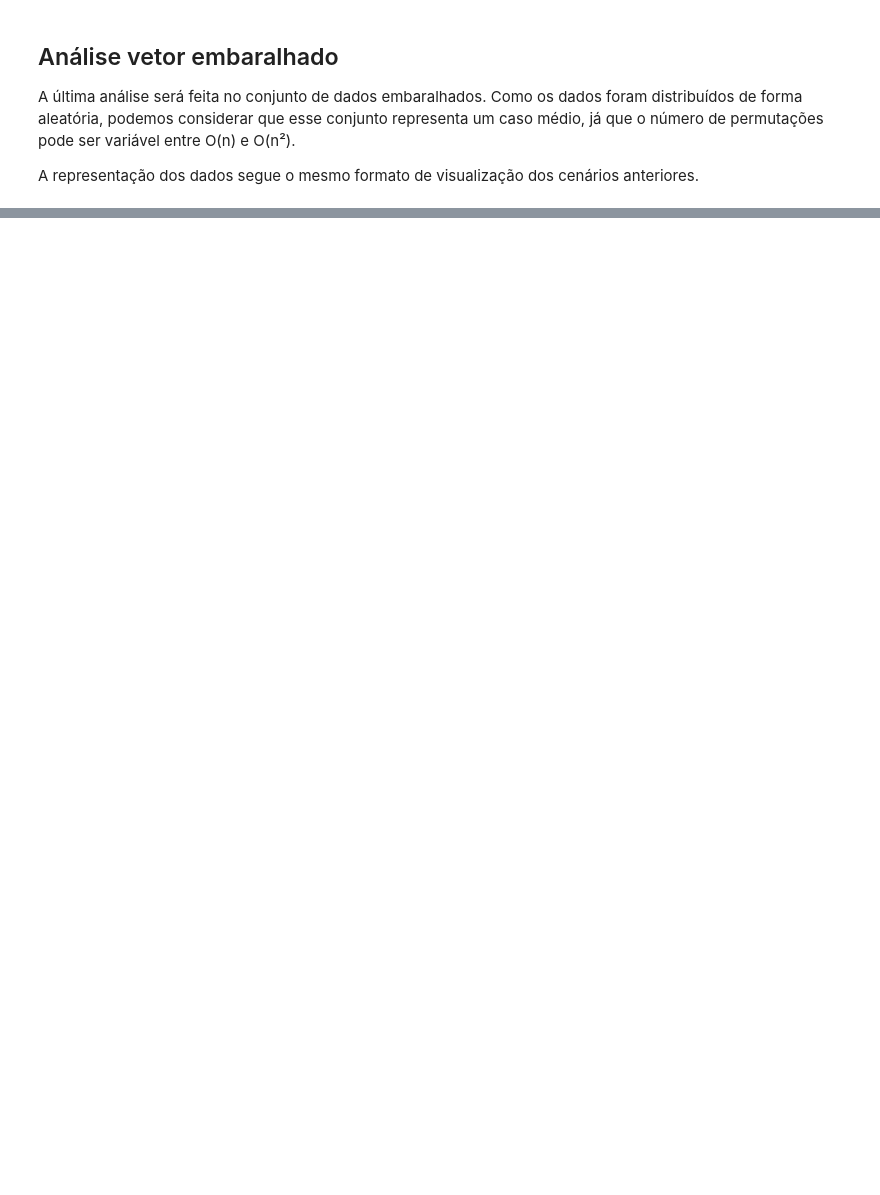
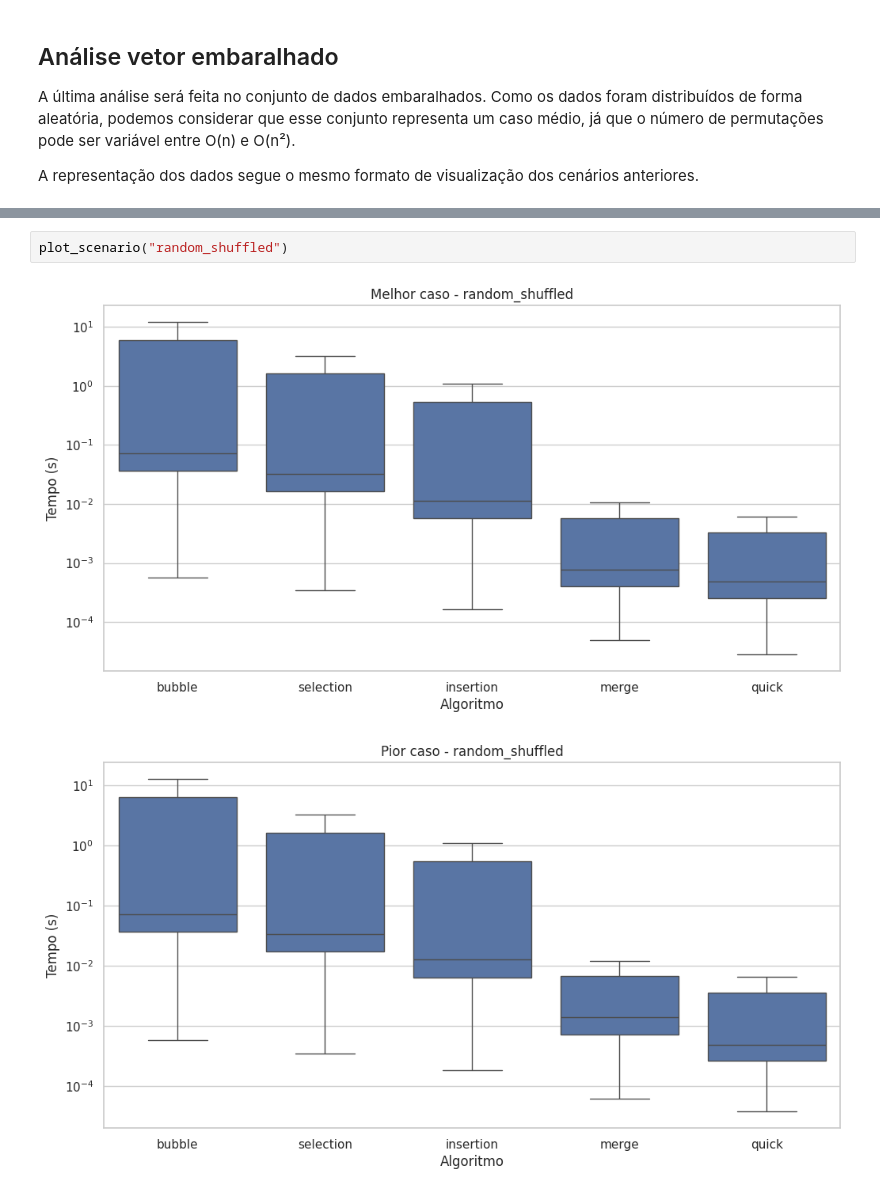
Before and after one commit to olucasaguiar/projeto-metodos-de-ordenacao, a Jupyter notebook: app/projeto_algoritmos_de_ordenacao.ipynb, the cells around one changed output, grey strips where cells are left out. Saved outputs shown, nothing was run; the diff lists cells and outputs as text; blank space fills up the shorter version.

```diff
--- a/app/projeto_algoritmos_de_ordenacao.ipynb
+++ b/app/projeto_algoritmos_de_ordenacao.ipynb
@@ -154,0 +83,5 @@ random_shuffled_lg_df.set_index("Algorithm")[["Median (ms)"]].plot.bar(
+# %%
+plot_scenario("random_shuffled")
+# %% [output]
+[figure, added]
+[figure, added]
```
Also changed, not shown: parts of 10 cells of this notebook, 2 other files.
